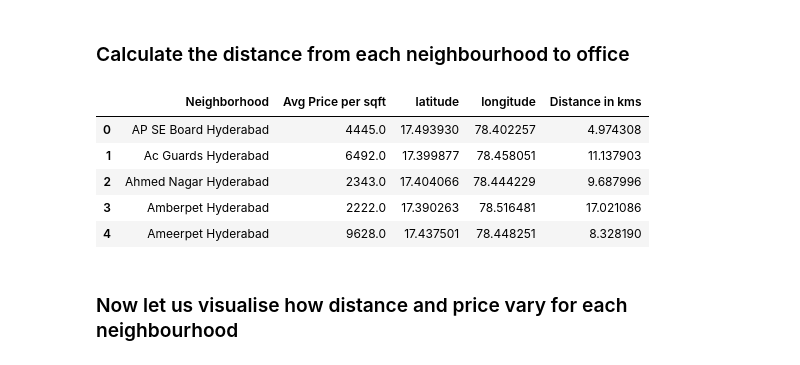
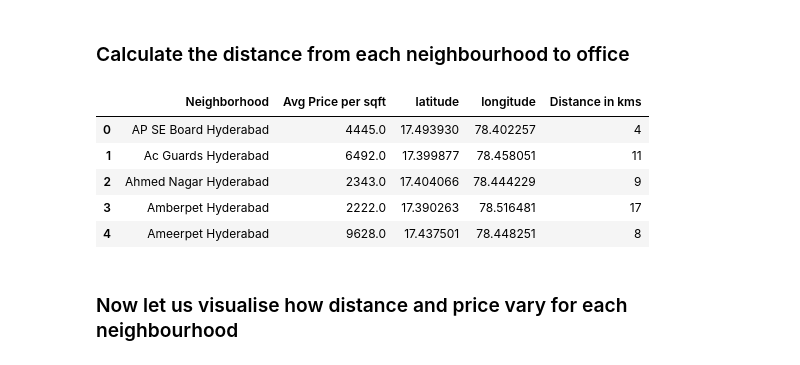
Before and after one commit to Poojakatta/THE-BATTLE-OF-NEIGHBOURHOODS-WEEK1-, a Jupyter notebook: BATTLE OF NEIGHBORHOODS(WEEK2).ipynb, the cells around one changed output. Drawn from its saved outputs; the diff is of its cells as text; code cells hidden in the pictures.

```diff
--- a/BATTLE OF NEIGHBORHOODS(WEEK2).ipynb
+++ b/BATTLE OF NEIGHBORHOODS(WEEK2).ipynb
@@ -144,22 +134,23 @@ map_Hyderabad
 # %%
 # Importing the geodesic module from the library
 from geopy.distance import geodesic
 
 distance_from_office = []
 
 for i in range(len(hyderabad_neighbourhoods)):
     distance_from_office.append(geodesic((office_latitude,office_longitude),(hyderabad_neighbourhoods.iloc[i,2],hyderabad_neighbourhoods.iloc[i,3])).km)
 
 hyderabad_neighbourhoods['Distance in kms'] = distance_from_office
 hyderabad_neighbourhoods.rename(columns = {'Neighbourhood':'Neighborhood'}, inplace = True)
+hyderabad_neighbourhoods["Distance in kms"]=hyderabad_neighbourhoods["Distance in kms"].astype(int)
 hyderabad_neighbourhoods.head()
 # %% [output]
 |  | Neighborhood | Avg Price per sqft | latitude | longitude | Distance in kms |
-| 0 | AP SE Board Hyderabad | 4445.0 | 17.493930 | 78.402257 | 4.974308 |
-| 1 | Ac Guards Hyderabad | 6492.0 | 17.399877 | 78.458051 | 11.137903 |
-| 2 | Ahmed Nagar Hyderabad | 2343.0 | 17.404066 | 78.444229 | 9.687996 |
-| 3 | Amberpet Hyderabad | 2222.0 | 17.390263 | 78.516481 | 17.021086 |
-| 4 | Ameerpet Hyderabad | 9628.0 | 17.437501 | 78.448251 | 8.328190 |
+| 0 | AP SE Board Hyderabad | 4445.0 | 17.493930 | 78.402257 | 4 |
+| 1 | Ac Guards Hyderabad | 6492.0 | 17.399877 | 78.458051 | 11 |
+| 2 | Ahmed Nagar Hyderabad | 2343.0 | 17.404066 | 78.444229 | 9 |
+| 3 | Amberpet Hyderabad | 2222.0 | 17.390263 | 78.516481 | 17 |
+| 4 | Ameerpet Hyderabad | 9628.0 | 17.437501 | 78.448251 | 8 |
 # %% [markdown]
 ### Now let us visualise how distance and price vary for each neighbourhood ###
 # %%
```
Also changed, not shown: parts of 17 cells of this notebook.
